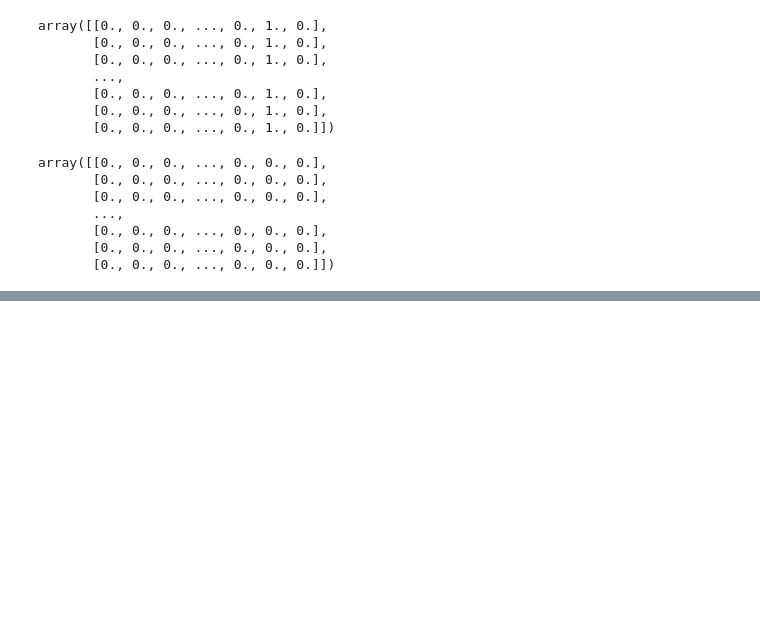
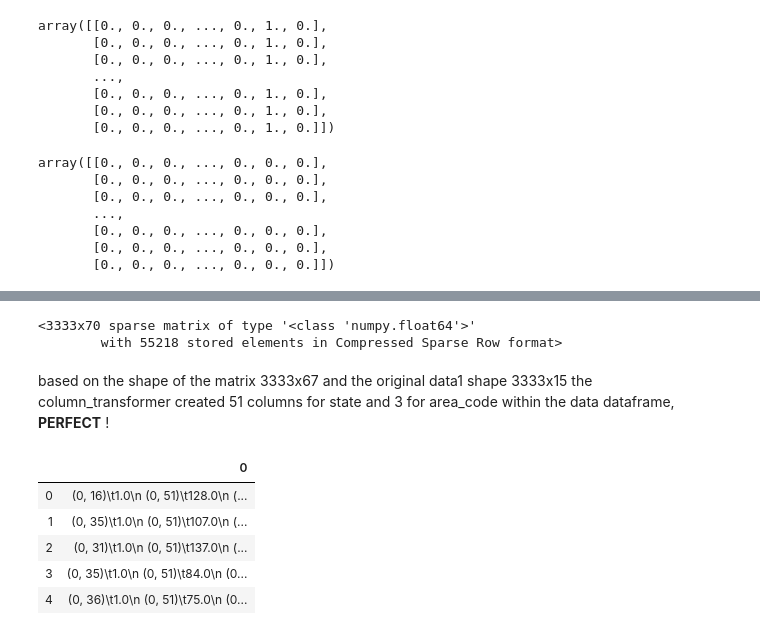
Before and after one commit to FarnazG/CodeReviews, a Jupyter notebook: dataTypeConversion.ipynb, the cells around one changed output, grey strips where cells are left out. Saved outputs shown, nothing was run; the diff lists cells and outputs as text; code cells hidden in the pictures; blank space fills up the shorter version.

```diff
--- a/dataTypeConversion.ipynb
+++ b/dataTypeConversion.ipynb
@@ -256,0 +284,24 @@ array([[0., 0., 0., ..., 0., 0., 0.],
+# %%
+# using column_transformer:
+
+from sklearn.preprocessing import OneHotEncoder
+from sklearn.compose import make_column_transformer
+column_trans=make_column_transformer((OneHotEncoder(),['state']),remainder='passthrough')
+column_trans.fit_transform(data)
+# %% [output]
+<3333x70 sparse matrix of type '<class 'numpy.float64'>'
+        with 55218 stored elements in Compressed Sparse Row format>
+# %% [markdown]
+based on the shape of the matrix  3333x67 and the original data1 shape 3333x15 the column_transformer created 51 columns for state and 3 for area_code within the data dataframe, **PERFECT** !
+# %%
+
+data_2 = column_trans.fit_transform(data)
+data_2 = pd.DataFrame(data_2)
+data_2.head()
+# %% [output]
+|  | 0 |
+| 0 | (0, 16)\t1.0\n (0, 51)\t128.0\n (... |
+| 1 | (0, 35)\t1.0\n (0, 51)\t107.0\n (... |
+| 2 | (0, 31)\t1.0\n (0, 51)\t137.0\n (... |
+| 3 | (0, 35)\t1.0\n (0, 51)\t84.0\n (0... |
+| 4 | (0, 36)\t1.0\n (0, 51)\t75.0\n (0... |
```
Also changed, not shown: parts of 5 cells of this notebook.
